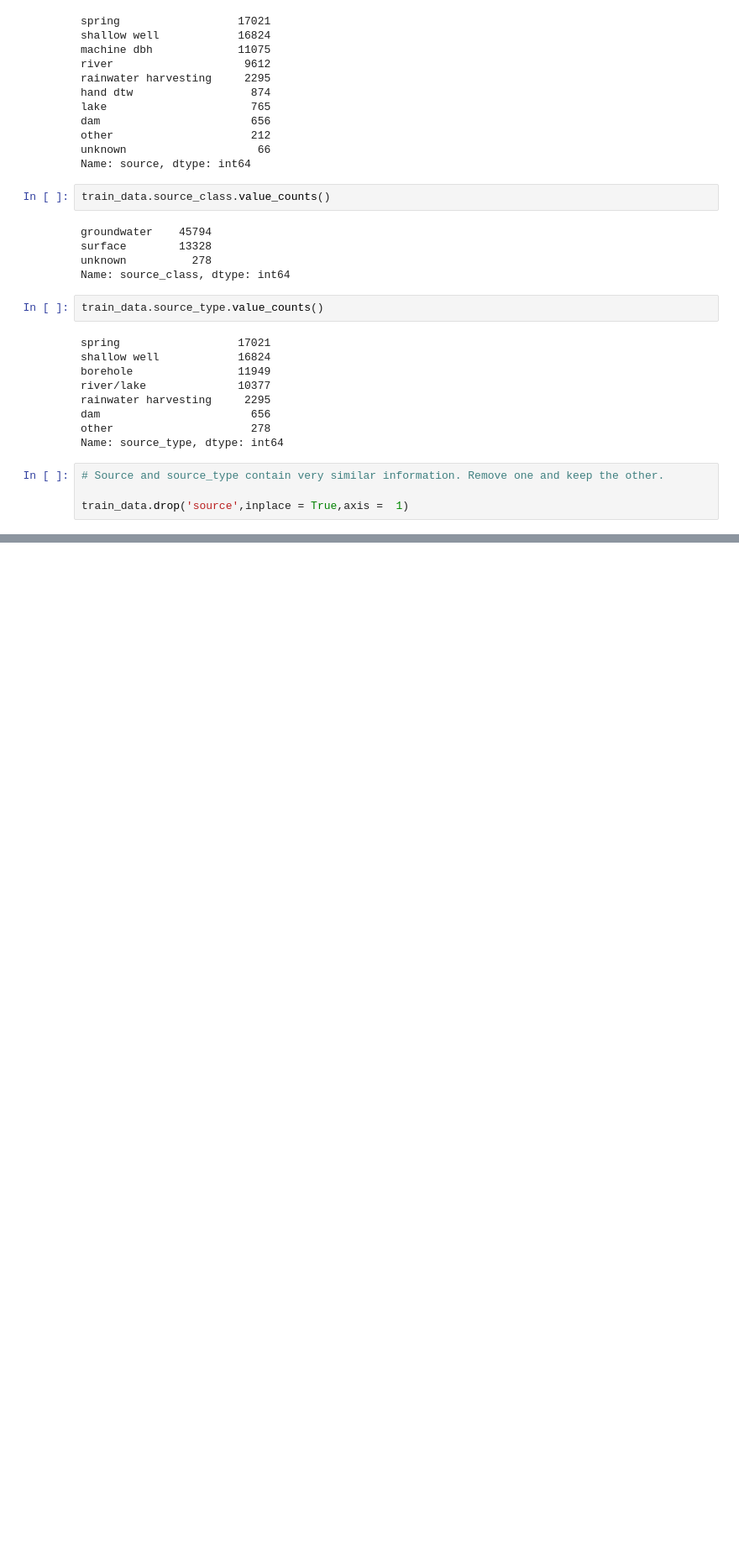
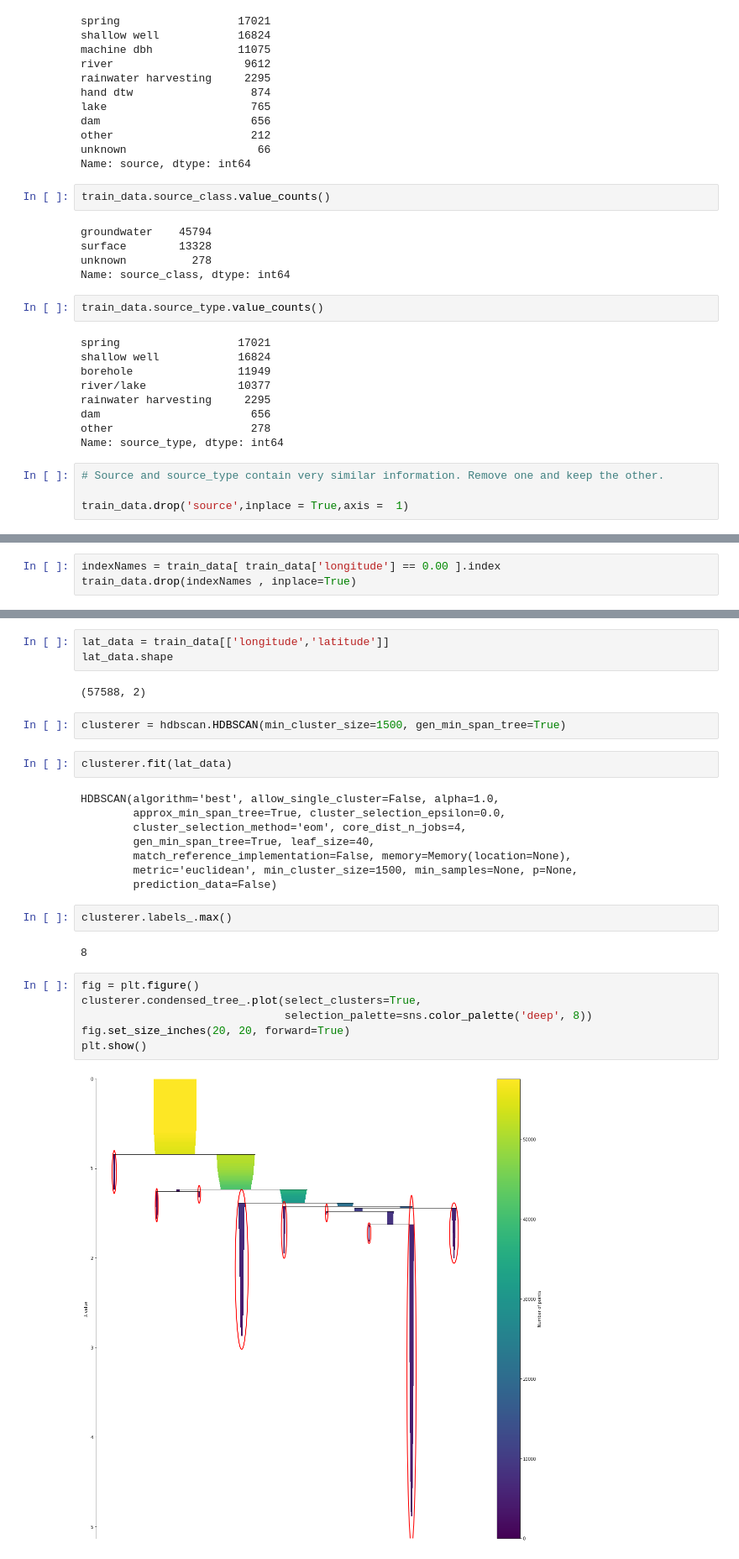
Before and after one commit to Sakshi9147/Pump-it-up--Tackling-Tanzania-water-crisis, a Jupyter notebook: pump-it-up_advanceproject.ipynb, the cells around one changed output, grey strips where cells are left out. Shown at 84% size. Drawn from its saved outputs; the diff is of its cells as text; blank space fills up the shorter version.

```diff
--- a/pump-it-up_advanceproject.ipynb
+++ b/pump-it-up_advanceproject.ipynb
@@ -1038,0 +1138,3 @@ train_data.drop(['gps_height', 'longitude', 'latitude', 'region_code', 'district
+# %%
+indexNames = train_data[ train_data['longitude'] == 0.00 ].index
+train_data.drop(indexNames , inplace=True)
@@ -1038,0 +1158,29 @@ train_data.drop(['gps_height', 'longitude', 'latitude', 'region_code', 'district
+# %%
+lat_data = train_data[['longitude','latitude']]
+lat_data.shape
+# %% [output]
+(57588, 2)
+# %%
+clusterer = hdbscan.HDBSCAN(min_cluster_size=1500, gen_min_span_tree=True)
+# %%
+clusterer.fit(lat_data)
+# %% [output]
+HDBSCAN(algorithm='best', allow_single_cluster=False, alpha=1.0,
+        approx_min_span_tree=True, cluster_selection_epsilon=0.0,
+        cluster_selection_method='eom', core_dist_n_jobs=4,
+        gen_min_span_tree=True, leaf_size=40,
+        match_reference_implementation=False, memory=Memory(location=None),
+        metric='euclidean', min_cluster_size=1500, min_samples=None, p=None,
+        prediction_data=False)
+# %%
+clusterer.labels_.max()
+# %% [output]
+8
+# %%
+fig = plt.figure()
+clusterer.condensed_tree_.plot(select_clusters=True,
+                               selection_palette=sns.color_palette('deep', 8))
+fig.set_size_inches(20, 20, forward=True)
+plt.show()
+# %% [output]
+[figure, added]
```
Also changed, not shown: parts of 94 cells of this notebook.
